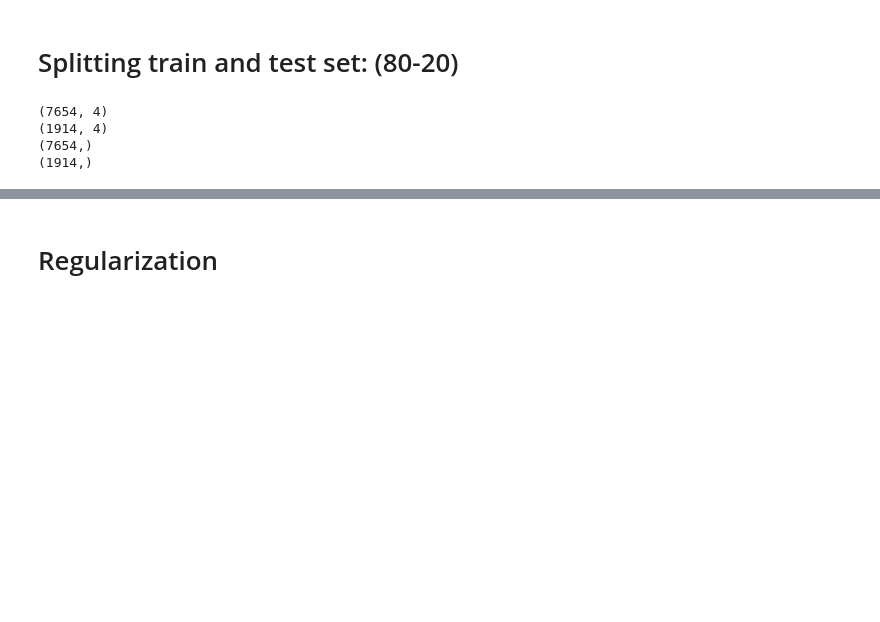
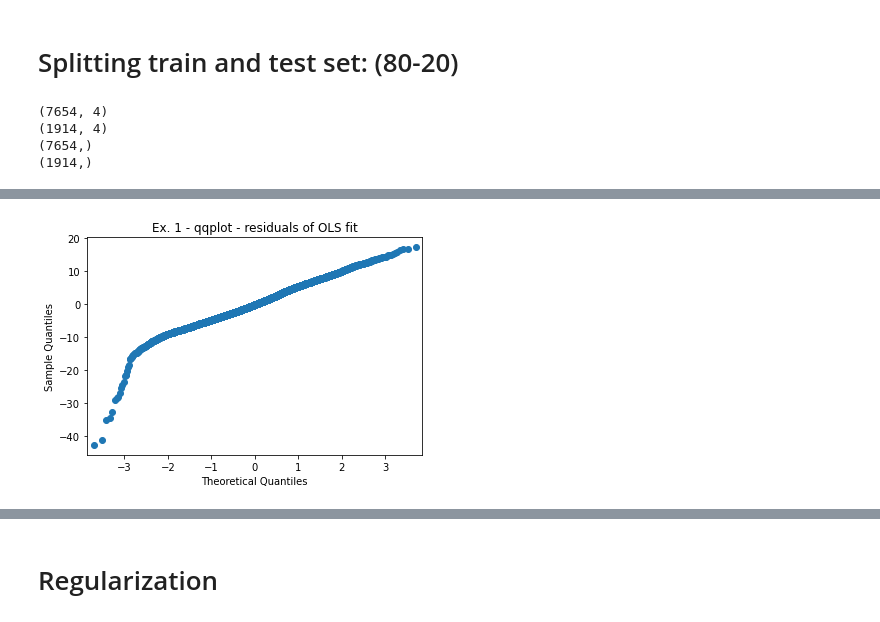
Before and after one commit to nafisa-samia/Using-Regression-Algorithm-Combined-Cycle-Power-Plant-Energy-Prediction, a Jupyter notebook: Combined_Cycle_Power_Plant_Regression.ipynb, the cells around one changed output, grey strips where cells are left out. Saved outputs shown, nothing was run; the diff lists cells and outputs as text; code cells hidden in the pictures; blank space fills up the shorter version.

```diff
--- a/Combined_Cycle_Power_Plant_Regression.ipynb
+++ b/Combined_Cycle_Power_Plant_Regression.ipynb
@@ -149,0 +241,10 @@ testing score--->0.9257007573000807
+# %%
+model = sm.OLS(y, X)
+mod_fit = model.fit()
+res = mod_fit.resid # residuals
+pplot = sm.ProbPlot(res)
+fig = pplot.qqplot()
+h = plt.title("Ex. 1 - qqplot - residuals of OLS fit")
+plt.show()
+# %% [output]
+[figure, added]
```
Also changed, not shown: parts of 45 cells of this notebook.
